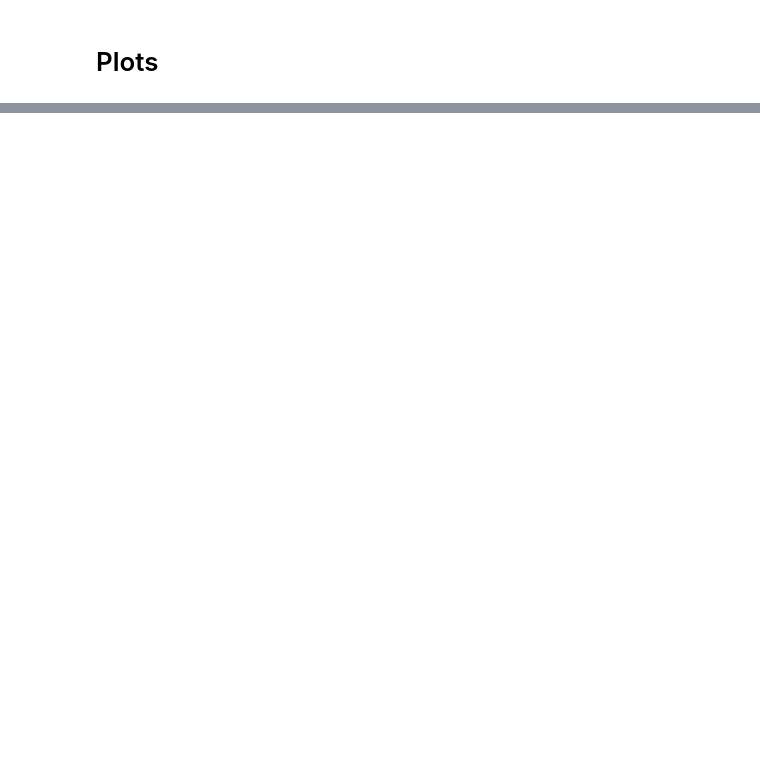
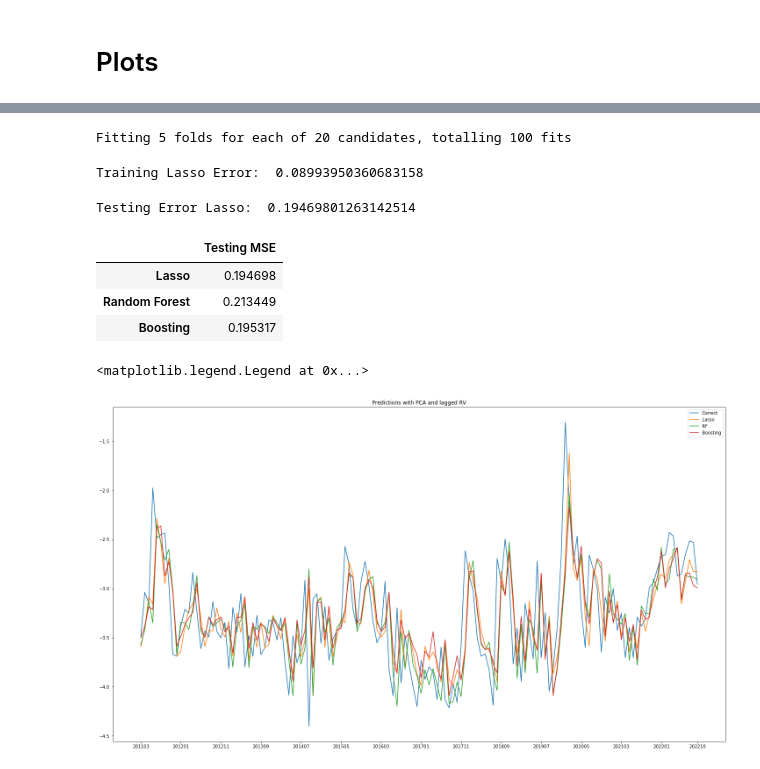
Before and after one commit to lameche99/Realized_Volatility_RNN, a Jupyter notebook: NonNNCode.ipynb, the cells around one changed output, grey strips where cells are left out. Saved outputs shown, nothing was run; the diff lists cells and outputs as text; code cells hidden in the pictures; blank space fills up the shorter version.

```diff
--- a/NonNNCode.ipynb
+++ b/NonNNCode.ipynb
@@ -153,0 +326,2 @@ results.plot_forecast(10)
+# %%
+df = pd.read_csv('/Users/richi/Desktop/GaTech/Classes/II Semester/Data Mining/Project/Data/final.csv')
@@ -153,0 +378,8 @@ results.plot_forecast(10)
+# %%
+X = train.iloc[:,:-1]
+y = train.iloc[:,-1]
+parameters = {'learning_rate':abs(np.log(np.linspace(0.99,0.85,5))), 'n_estimators':[80,100,200,300,400],
+             'max_depth':[3,5,10,20]}
+mod = GradientBoostingRegressor(random_state = 29)
+gbc = GridSearchCV(mod, parameters)
+gbc.fit(X, y)
@@ -153,0 +407,27 @@ results.plot_forecast(10)
+# %%
+Y = train.iloc[:,-1]
+X = train.iloc[:,:-1]
+# Cross Validation for alpha tuning
+params = {'alpha' : list(np.linspace(0.001,1,20))}
+folds = KFold(n_splits=5)
+model = linear_model.Lasso()
+model_cv = GridSearchCV(estimator=model, param_grid=params, cv=folds,
+                        scoring='neg_mean_squared_error', verbose=True)
+model_cv.fit(X,Y)
+alpha2 = model_cv.best_params_['alpha']
+# %% [output]
+Fitting 5 folds for each of 20 candidates, totalling 100 fits
+# %%
+err = mean_squared_error(Y, model_cv.predict(X))
+print('Training Lasso Error: ', err)
+# %% [output]
+Training Lasso Error:  0.08993950360683158
+# %%
+Y_test = test.iloc[:,-1]
+X_test = test.iloc[:,:-1]
+
+err = mean_squared_error(Y_test, model_cv.predict(X_test))
+mse3.append(err)
+print('Testing Error Lasso: ', err)
+# %% [output]
+Testing Error Lasso:  0.19469801263142514
@@ -153,0 +438,25 @@ results.plot_forecast(10)
+# %%
+mse3
+# %% [output]
+|  | Testing MSE |
+| Lasso | 0.194698 |
+| Random Forest | 0.213449 |
+| Boosting | 0.195317 |
+# %%
+rcParams['figure.figsize'] = (25, 14)
+plt.figure()
+m = len(test)
+ticks = np.arange(0,140,10)
+ticks = np.append(ticks,139)
+months = df.iloc[n:, 0].reset_index(drop=True)
+
+plt.plot(range(m),test.iloc[:,-1])
+plt.plot(range(m),model_cv.predict(X_test))
+plt.plot(range(m),rf.predict(X_test))
+plt.plot(range(m),gbc.predict(X_test))
+plt.xticks(ticks,months[ticks])
+plt.title('Predictions with PCA and lagged RV')
+plt.legend(['Correct','Lasso','RF','Boosting'])
+# %% [output]
+<matplotlib.legend.Legend at 0x...>
+[figure, added]
```
Also changed, not shown: parts of 59 cells of this notebook.
